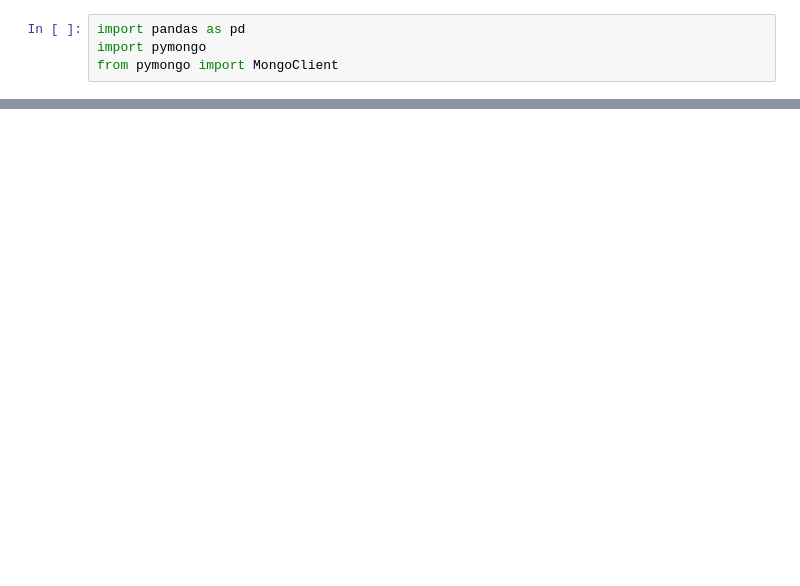
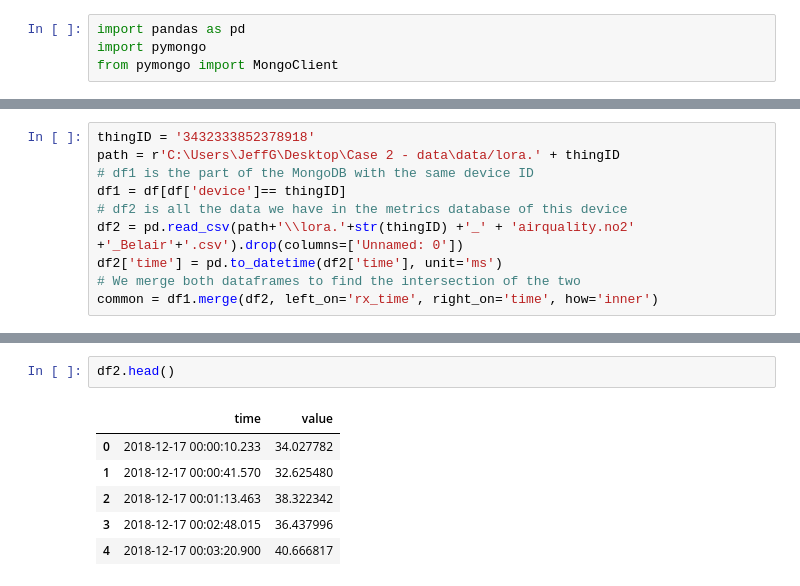
Before and after one commit to jeffgeudens/Thesis, a Jupyter notebook: Case 2 - Bel-Air/Belair - Fill up gaps.ipynb, the cells around one changed output, grey strips where cells are left out. Saved outputs shown, nothing was run; the diff lists cells and outputs as text; blank space fills up the shorter version.

```diff
--- a/Case 2 - Bel-Air/Belair - Fill up gaps.ipynb
+++ b/Case 2 - Bel-Air/Belair - Fill up gaps.ipynb
@@ -100,0 +78,10 @@ df_3
+# %%
+thingID = '3432333852378918'
+path = r'C:\Users\JeffG\Desktop\Case 2 - data\data/lora.' + thingID
+# df1 is the part of the MongoDB with the same device ID
+df1 = df[df['device']== thingID]
+# df2 is all the data we have in the metrics database of this device
+df2 = pd.read_csv(path+'\\lora.'+str(thingID) +'_' + 'airquality.no2' +'_Belair'+'.csv').drop(columns=['Unnamed: 0'])
+df2['time'] = pd.to_datetime(df2['time'], unit='ms')
+# We merge both dataframes to find the intersection of the two
+common = df1.merge(df2, left_on='rx_time', right_on='time', how='inner')
@@ -100,0 +169,9 @@ df_3
+# %%
+df2.head()
+# %% [output]
+|  | time | value |
+| 0 | 2018-12-17 00:00:10.233 | 34.027782 |
+| 1 | 2018-12-17 00:00:41.570 | 32.625480 |
+| 2 | 2018-12-17 00:01:13.463 | 38.322342 |
+| 3 | 2018-12-17 00:02:48.015 | 36.437996 |
+| 4 | 2018-12-17 00:03:20.900 | 40.666817 |
```
Also changed, not shown: parts of 43 cells of this notebook, 1 other file.
